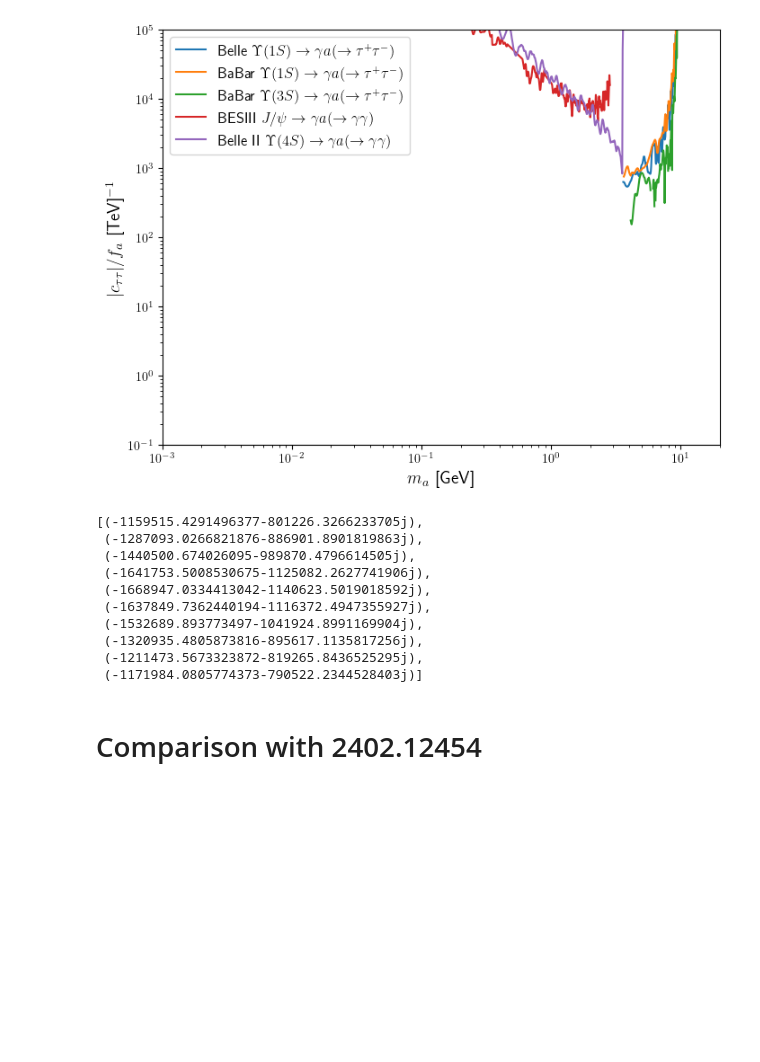
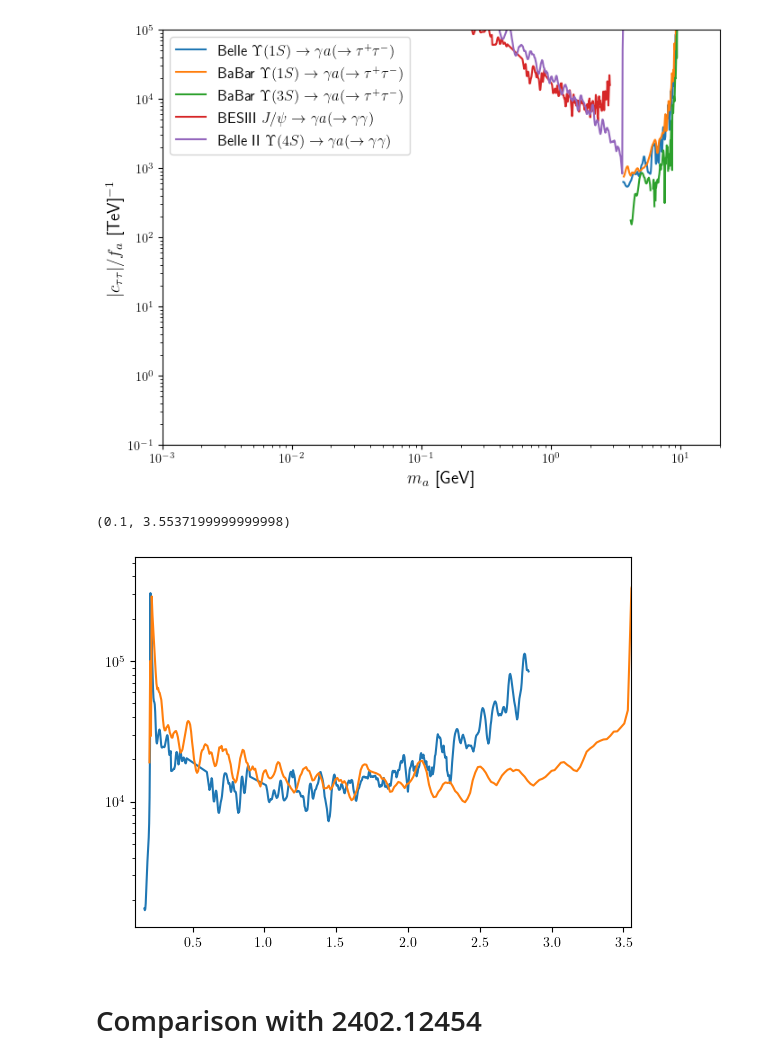
Before and after one commit to Jorge-Alda/tauALPs, a Jupyter notebook: PseudoScalar/quarkonia/quarkonia.ipynb, the cells around one changed output. Saved outputs shown, nothing was run; the diff lists cells and outputs as text; code cells hidden in the pictures; blank space fills up the shorter version.

```diff
--- a/PseudoScalar/quarkonia/quarkonia.ipynb
+++ b/PseudoScalar/quarkonia/quarkonia.ipynb
@@ -264,27 +264,27 @@ BelleII_photons.head()
 # %%
 hbarc = 1.973269804e-10 # GeV μm
 
-limits_Belle_tau = [(Belle_tautau[' y'][i]/(BR_Upsilon_gammaAlp(Belle_tautau['x'][i])*BR_tautau(Belle_tautau['x'][i])))**0.5 for i in range(len(Belle_tautau['x']))]
-limits_BaBar_tau = [(BaBar_tautau[' y'][i]/(BR_Upsilon_gammaAlp(BaBar_tautau['x'][i])*BR_tautau(BaBar_tautau['x'][i])))**0.5 for i in range(len(BaBar_tautau['x']))]
-limits_BaBar_3S = [(BaBar_Upsilon3S[' y'][i]/(BR_tautau(BaBar_Upsilon3S['x'][i])*BR_Upsilon_gammaAlp(BaBar_Upsilon3S['x'][i])*(1+1/corr_3S)))**0.5 for i in BaBar_Upsilon3S.index]
+limits_Belle_tau = [(Belle_tautau[' y'][i]/(BR_Upsilon_gammaAlp_tp(Belle_tautau['x'][i])*BR_tautau_tp(Belle_tautau['x'][i])))**0.5 for i in range(len(Belle_tautau['x']))]
+limits_BaBar_tau = [(BaBar_tautau[' y'][i]/(BR_Upsilon_gammaAlp_tp(BaBar_tautau['x'][i])*BR_tautau_tp(BaBar_tautau['x'][i])))**0.5 for i in range(len(BaBar_tautau['x']))]
+limits_BaBar_3S = [(BaBar_Upsilon3S[' y'][i]/(BR_tautau_tp(BaBar_Upsilon3S['x'][i])*BR_Upsilon_gammaAlp_tp(BaBar_Upsilon3S['x'][i])*(1+1/corr_3S)))**0.5 for i in BaBar_Upsilon3S.index]
 c_3S = []
 for i in range(len(limits_BaBar_3S)):
     if np.imag(limits_BaBar_3S[i]) != 0:
         limits_BaBar_3S[i] = float('nan')
-limits_BaBar_inv = [(BaBar_inv['BR_inv'][i]/BR_Upsilon_gammaAlp(BaBar_inv['ma_GeV'][i]))**0.5 for i in range(len(BaBar_inv['ma_GeV']))]
+limits_BaBar_inv = [(BaBar_inv['BR_inv'][i]/BR_Upsilon_gammaAlp_tp(BaBar_inv['ma_GeV'][i]))**0.5 for i in range(len(BaBar_inv['ma_GeV']))]
 for i, (m, c) in enumerate(zip(BaBar_inv['ma_GeV'], limits_BaBar_inv)):
-    if hbarc/(c**2*sum(Gamma_phi(m)))*1e-6 < 3:
+    if hbarc/(c**2*sum(Gamma_phi_tp(m)))*1e-6 < 3:
         limits_BaBar_inv[i] = float('nan')
-limits_Belle_inv = [(Belle_inv['BR_inv'][i]/BR_Upsilon_gammaAlp(Belle_inv['ma_GeV'][i]))**0.5 for i in range(len(Belle_inv['ma_GeV']))]
+limits_Belle_inv = [(Belle_inv['BR_inv'][i]/BR_Upsilon_gammaAlp_tp(Belle_inv['ma_GeV'][i]))**0.5 for i in range(len(Belle_inv['ma_GeV']))]
 for i, (m, c) in enumerate(zip(Belle_inv['ma_GeV'], limits_Belle_inv)):
-    if i > 0 and hbarc/(c**2*sum(Gamma_phi(m)))*1e-6 < 3:
+    if i > 0 and hbarc/(c**2*sum(Gamma_phi_tp(m)))*1e-6 < 3:
         limits_Belle_inv[i] = float('nan')
-limits_BESIII_inv = [(BESIII_inv['BR_inv'][i]/BR_Jpsi_gammaAlp(BESIII_inv['ma_GeV'][i]))**0.5 for i in range(len(BESIII_inv['ma_GeV']))]
+limits_BESIII_inv = [(BESIII_inv['BR_inv'][i]/BR_Jpsi_gammaAlp_tp(BESIII_inv['ma_GeV'][i]))**0.5 for i in range(len(BESIII_inv['ma_GeV']))]
 for i, (m, c) in enumerate(zip(BESIII_inv['ma_GeV'], limits_BESIII_inv)):
-    if hbarc/(c**2*sum(Gamma_phi(m)))*1e-6 < 3:
+    if hbarc/(c**2*sum(Gamma_phi_tp(m)))*1e-6 < 3:
         limits_BESIII_inv[i] = float('nan')
 
-limits_BESIII_photons = [BESIII_photons['UL_gagg'][i] * fa / Cgammagamma(BESIII_photons['m_a'][i], [mtau]) for i in BESII_photons.index]
-limits_BelleII_photons = [abs(BelleII_photons['UL_gagg'][i] * fa / Cgammagamma(BelleII_photons['ALPmass'][i], [mtau])/BR_gg(BelleII_photons['ALPmass'][i])**0.5) for i in BelleII_photons.index]
+limits_BESIII_photons_tp = [BESIII_photons['UL_gagg'][i] * fa / Cgammagamma(BESIII_photons['m_a'][i], [mtau]) for i in BESIII_photons.index]
+limits_BelleII_photons_tp = [abs(BelleII_photons['UL_gagg'][i] * fa / Cgammagamma(BelleII_photons['ALPmass'][i], [mtau])/BR_gg_tp(BelleII_photons['ALPmass'][i])**0.5) for i in BelleII_photons.index]
 #limits_BelleII_photons = [BelleII_photons['UL_gagg'][i] * fa / Cgammagamma(BelleII_photons['ALPmass'][i], [mtau]) for i in BelleII_photons.index]
 # %%
@@ -309,19 +309,13 @@ plt.legend(fontsize=12)
 plt.savefig('quarkonia_tau.png')
 # %% [output]
 [figure]
-# %%
-limits_BelleII_photons[-10:]
-# %% [output]
-[(-1159515.4291496377-801226.3266233705j),
- (-1287093.0266821876-886901.8901819863j),
- (-1440500.674026095-989870.4796614505j),
- (-1641753.5008530675-1125082.2627741906j),
- (-1668947.0334413042-1140623.5019018592j),
- (-1637849.7362440194-1116372.4947355927j),
- (-1532689.893773497-1041924.8991169904j),
- (-1320935.4805873816-895617.1135817256j),
- (-1211473.5673323872-819265.8436525295j),
- (-1171984.0805774373-790522.2344528403j)]
+# %%
+plt.semilogy(BESIII_photons['m_a'], limits_BESIII_photons, label=r'BESIII $J/\psi \to \gamma a(\to\gamma\gamma)$')
+plt.semilogy(BelleII_photons['ALPmass'], limits_BelleII_photons, label=r'Belle II $\Upsilon(4S) \to \gamma a(\to\gamma\gamma)$')
+plt.xlim(1e-1, 2*mtau)
+# %% [output]
+(0.1, 3.5537199999999998)
+[figure, added]
 # %% [markdown]
 # Comparison with 2402.12454
 # %%
```
Also changed, not shown: parts of 33 cells of this notebook, 15 other files.
